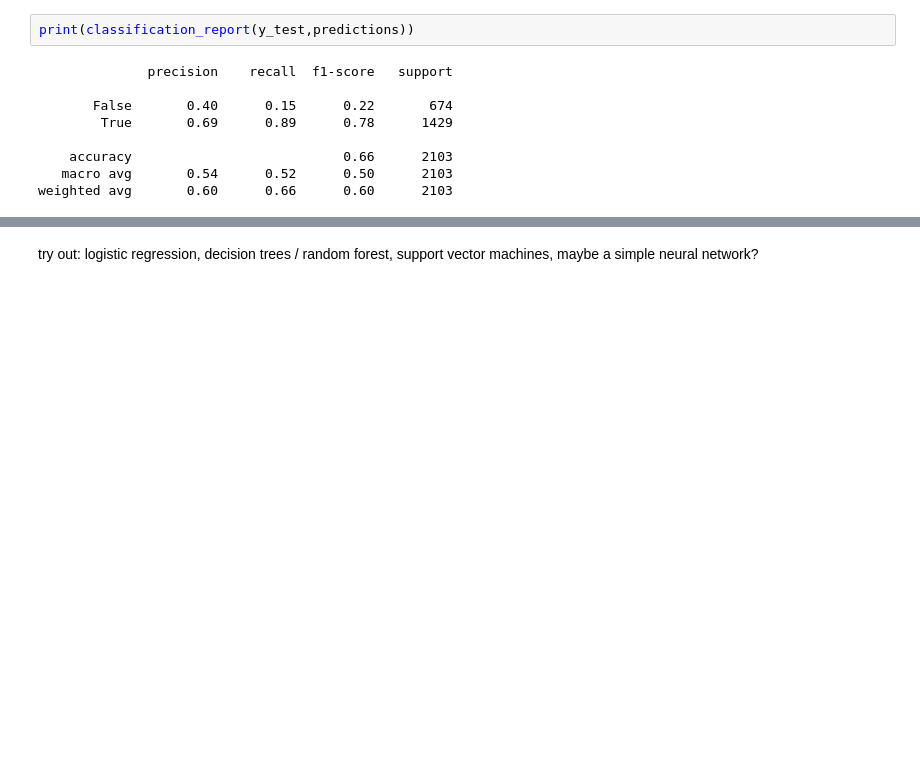
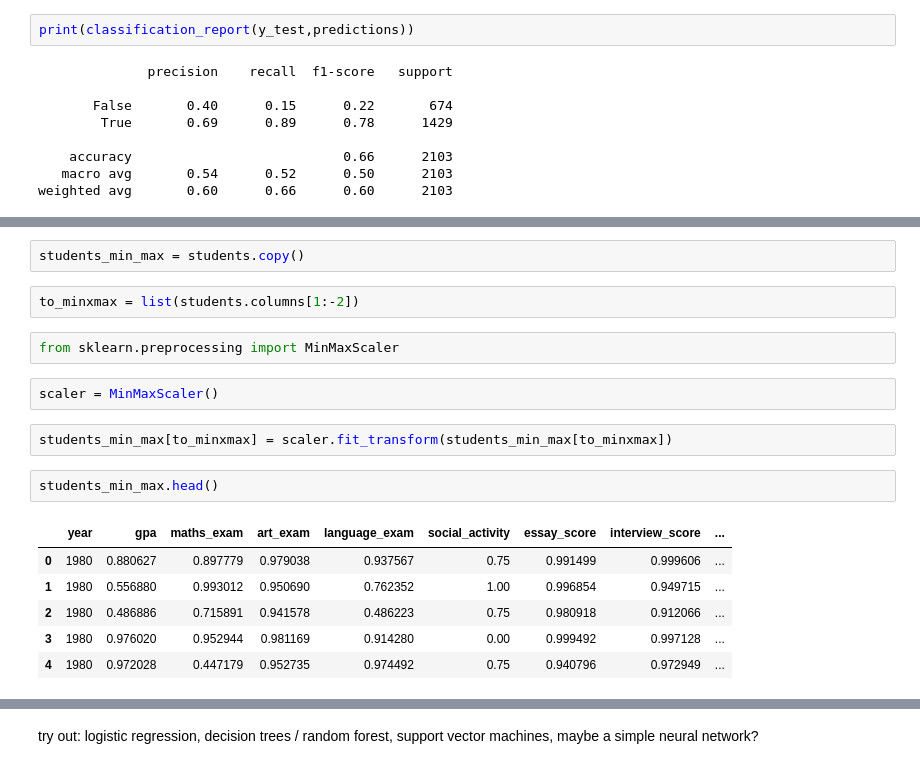
Before and after one commit to mkmozgawa/uni-student-recommendation, a Jupyter notebook: exploratory_data_analysis.ipynb, the cells around one changed output, grey strips where cells are left out. Cells and saved outputs as stored; diff of their text form; blank space fills up the shorter version.

```diff
--- a/exploratory_data_analysis.ipynb
+++ b/exploratory_data_analysis.ipynb
@@ -273,0 +276,19 @@ weighted avg       0.60      0.66      0.60      2103
+# %%
+students_min_max = students.copy()
+# %%
+to_minxmax = list(students.columns[1:-2])
+# %%
+from sklearn.preprocessing import MinMaxScaler
+# %%
+scaler = MinMaxScaler()
+# %%
+students_min_max[to_minxmax] = scaler.fit_transform(students_min_max[to_minxmax])
+# %%
+students_min_max.head()
+# %% [output]
+|  | year | gpa | maths_exam | art_exam | language_exam | social_activity | essay_score | interview_score | ... |
+| 0 | 1980 | 0.880627 | 0.897779 | 0.979038 | 0.937567 | 0.75 | 0.991499 | 0.999606 | ... |
+| 1 | 1980 | 0.556880 | 0.993012 | 0.950690 | 0.762352 | 1.00 | 0.996854 | 0.949715 | ... |
+| 2 | 1980 | 0.486886 | 0.715891 | 0.941578 | 0.486223 | 0.75 | 0.980918 | 0.912066 | ... |
+| 3 | 1980 | 0.976020 | 0.952944 | 0.981169 | 0.914280 | 0.00 | 0.999492 | 0.997128 | ... |
+| 4 | 1980 | 0.972028 | 0.447179 | 0.952735 | 0.974492 | 0.75 | 0.940796 | 0.972949 | ... |
```
Also changed, not shown: parts of 5 cells of this notebook.
